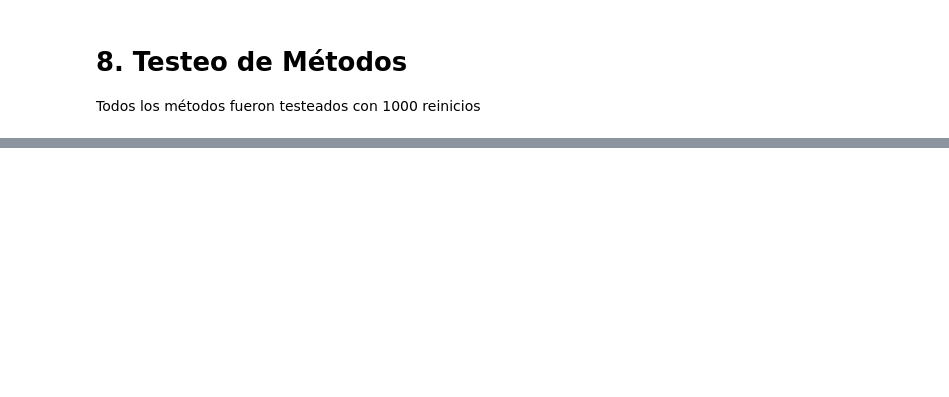
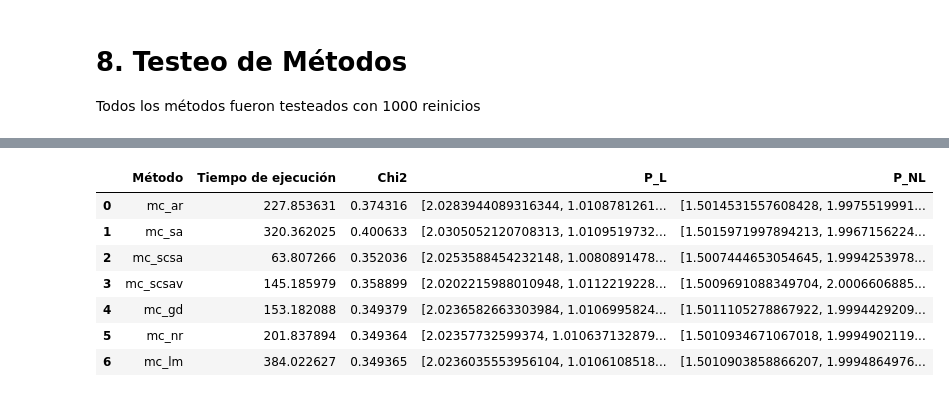
Before and after one commit to Gustavoq14/Optimization-Algorithms, a Jupyter notebook: Benchmarking_DataFitting_Methods.ipynb, the cells around one changed output, grey strips where cells are left out. Saved outputs shown, nothing was run; the diff lists cells and outputs as text; code cells hidden in the pictures; blank space fills up the shorter version.

```diff
--- a/Benchmarking_DataFitting_Methods.ipynb
+++ b/Benchmarking_DataFitting_Methods.ipynb
@@ -680,0 +657,38 @@ Tiempo de ejecución:  399.3s
+# %%
+x = x_funcion1
+y = y_funcion1
+datos = datos_funcion1
+
+archivos = ['mc_ar', 'mc_sa','mc_scsa', 'mc_scsav', 'mc_gd', 'mc_nr', 'mc_lm']
+p_l = []
+p_nl = []
+ajustes = []
+chi = []
+
+for name in archivos:
+  df = leer_resultados(name)
+  df_n = df[df['i'] == df['i'].iloc[df['chi'].idxmin()]]
+  df_n = df_n[df_n['k'] <= df['k'].iloc[df['chi'].idxmin()]]
+  ajustes.append(funcion_1(x, [df_n['beta'].values[-1], df_n['gamma'].values[-1]]))
+  chi.append(df_n['chi'].values[-1])
+  p_l.append(df_n['beta'].values[-1])
+  p_nl.append(df_n['gamma'].values[-1])
+
+resultados_funcion1 = pd.DataFrame({
+    'Método': archivos,
+    'Tiempo de ejecución': tiempo,
+    'Chi2': chi,
+    'P_L': p_l,
+    'P_NL': p_nl
+})
+
+resultados_funcion1
+# %% [output]
+|  | Método | Tiempo de ejecución | Chi2 | P_L | P_NL |
+| 0 | mc_ar | 227.853631 | 0.374316 | [2.0283944089316344, 1.0108781261... | [1.5014531557608428, 1.9975519991... |
+| 1 | mc_sa | 320.362025 | 0.400633 | [2.0305052120708313, 1.0109519732... | [1.5015971997894213, 1.9967156224... |
+| 2 | mc_scsa | 63.807266 | 0.352036 | [2.0253588454232148, 1.0080891478... | [1.5007444653054645, 1.9994253978... |
+| 3 | mc_scsav | 145.185979 | 0.358899 | [2.0202215988010948, 1.0112219228... | [1.5009691088349704, 2.0006606885... |
+| 4 | mc_gd | 153.182088 | 0.349379 | [2.0236582663303984, 1.0106995824... | [1.5011105278867922, 1.9994429209... |
+| 5 | mc_nr | 201.837894 | 0.349364 | [2.02357732599374, 1.010637132879... | [1.5010934671067018, 1.9994902119... |
+| 6 | mc_lm | 384.022627 | 0.349365 | [2.0236035553956104, 1.0106108518... | [1.5010903858866207, 1.9994864976... |
```
Also changed, not shown: parts of 34 cells of this notebook.
